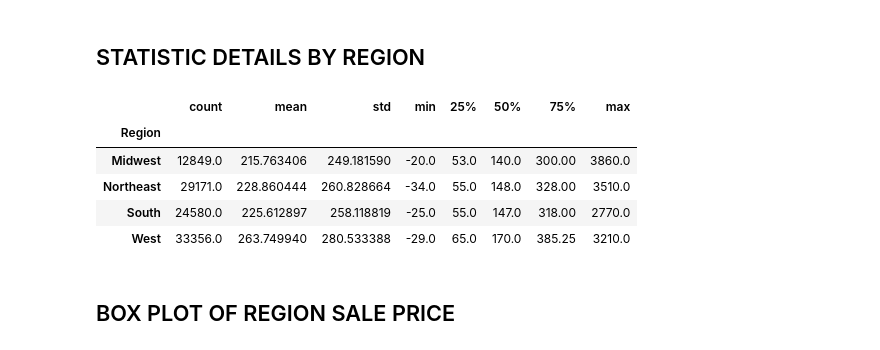
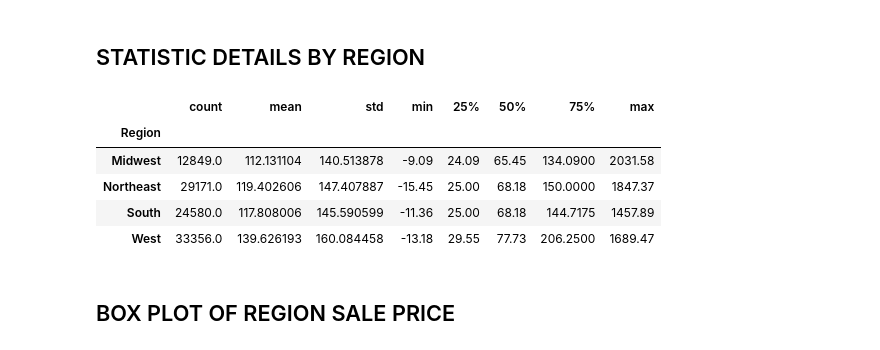
Before and after one commit to melissaa06/SNKRS_R_US, a Jupyter notebook: SneakerPy.ipynb, the cells around one changed output. Drawn from its saved outputs; the diff is of its cells as text; code cells hidden in the pictures.

```diff
--- a/SneakerPy.ipynb
+++ b/SneakerPy.ipynb
@@ -145,16 +145,16 @@ plt.show()
 ## STATISTIC DETAILS BY REGION
 # %%
 # Basic statistical details like percentile, mean, std, etc by region
-summary = sneaker_data.groupby('Region')['Price Difference'].describe()
+summary = sneaker_data.groupby('Region')['ROI'].describe()
 
 summary
 # %% [output]
 |  | count | mean | std | min | 25% | 50% | 75% | max |
 | Region |  |  |  |  |  |  |  |  |
-| Midwest | 12849.0 | 215.763406 | 249.181590 | -20.0 | 53.0 | 140.0 | 300.00 | 3860.0 |
-| Northeast | 29171.0 | 228.860444 | 260.828664 | -34.0 | 55.0 | 148.0 | 328.00 | 3510.0 |
-| South | 24580.0 | 225.612897 | 258.118819 | -25.0 | 55.0 | 147.0 | 318.00 | 2770.0 |
-| West | 33356.0 | 263.749940 | 280.533388 | -29.0 | 65.0 | 170.0 | 385.25 | 3210.0 |
+| Midwest | 12849.0 | 112.131104 | 140.513878 | -9.09 | 24.09 | 65.45 | 134.0900 | 2031.58 |
+| Northeast | 29171.0 | 119.402606 | 147.407887 | -15.45 | 25.00 | 68.18 | 150.0000 | 1847.37 |
+| South | 24580.0 | 117.808006 | 145.590599 | -11.36 | 25.00 | 68.18 | 144.7175 | 1457.89 |
+| West | 33356.0 | 139.626193 | 160.084458 | -13.18 | 29.55 | 77.73 | 206.2500 | 1689.47 |
 # %% [markdown]
 ## BOX PLOT OF REGION SALE PRICE
 # %%
```
